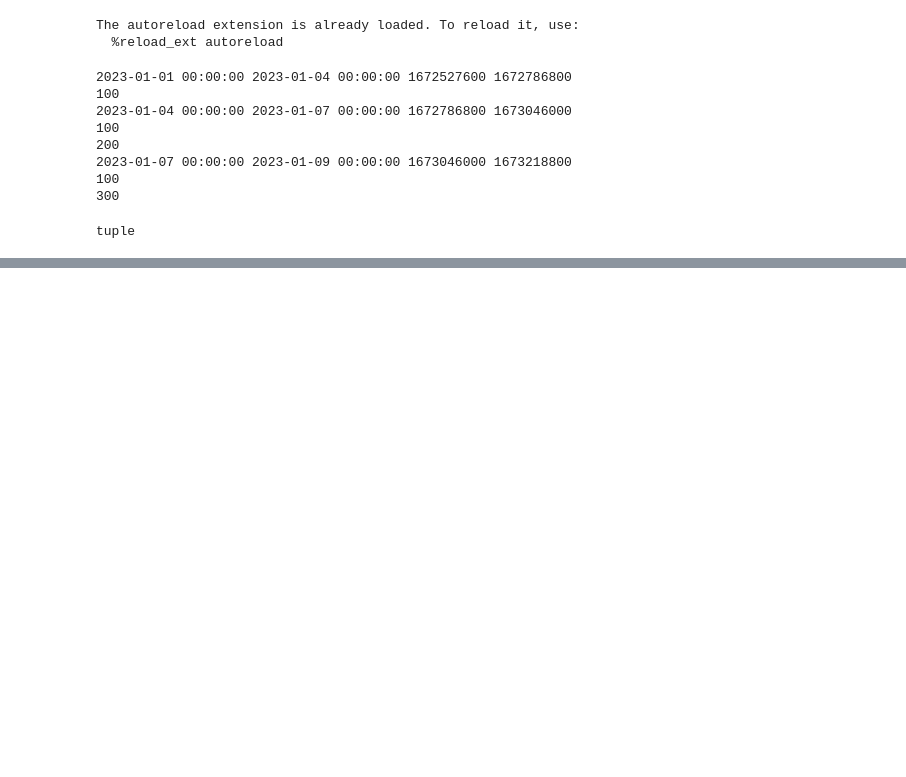
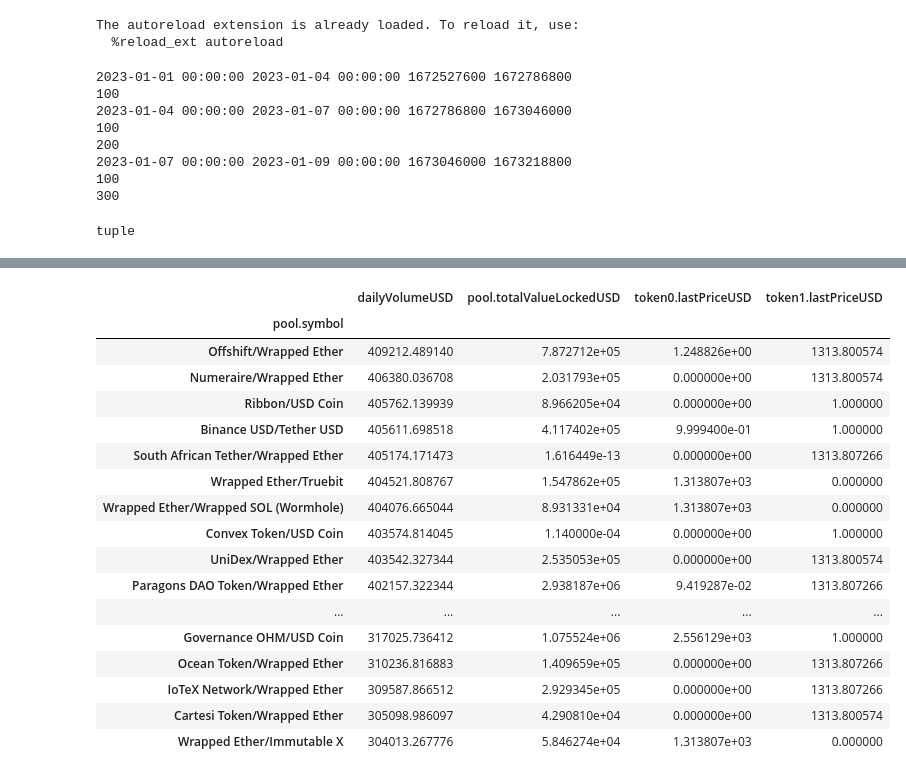
Before and after one commit to juliencarponcy/py0xcluster, a Jupyter notebook: notebooks/gpt_data_fetch.ipynb, the cells around one changed output, grey strips where cells are left out. Drawn from its saved outputs; the diff is of its cells as text; code cells hidden in the pictures; blank space fills up the shorter version.

```diff
--- a/notebooks/gpt_data_fetch.ipynb
+++ b/notebooks/gpt_data_fetch.ipynb
@@ -225,0 +125,21 @@ pools_summary.head(50)
+# %%
+uni3_pools.groupby('pool.symbol').agg('median').sort_values('dailyVolumeUSD', ascending=False).tail(50)
+# %% [output]
+|  | dailyVolumeUSD | pool.totalValueLockedUSD | token0.lastPriceUSD | token1.lastPriceUSD |
+| pool.symbol |  |  |  |  |
+| Offshift/Wrapped Ether | 409212.489140 | 7.872712e+05 | 1.248826e+00 | 1313.800574 |
+| Numeraire/Wrapped Ether | 406380.036708 | 2.031793e+05 | 0.000000e+00 | 1313.800574 |
+| Ribbon/USD Coin | 405762.139939 | 8.966205e+04 | 0.000000e+00 | 1.000000 |
+| Binance USD/Tether USD | 405611.698518 | 4.117402e+05 | 9.999400e-01 | 1.000000 |
+| South African Tether/Wrapped Ether | 405174.171473 | 1.616449e-13 | 0.000000e+00 | 1313.807266 |
+| Wrapped Ether/Truebit | 404521.808767 | 1.547862e+05 | 1.313807e+03 | 0.000000 |
+| Wrapped Ether/Wrapped SOL (Wormhole) | 404076.665044 | 8.931331e+04 | 1.313807e+03 | 0.000000 |
+| Convex Token/USD Coin | 403574.814045 | 1.140000e-04 | 0.000000e+00 | 1.000000 |
+| UniDex/Wrapped Ether | 403542.327344 | 2.535053e+05 | 0.000000e+00 | 1313.800574 |
+| Paragons DAO Token/Wrapped Ether | 402157.322344 | 2.938187e+06 | 9.419287e-02 | 1313.807266 |
+| ... | ... | ... | ... | ... |
+| Governance OHM/USD Coin | 317025.736412 | 1.075524e+06 | 2.556129e+03 | 1.000000 |
+| Ocean Token/Wrapped Ether | 310236.816883 | 1.409659e+05 | 0.000000e+00 | 1313.807266 |
+| IoTeX Network/Wrapped Ether | 309587.866512 | 2.929345e+05 | 0.000000e+00 | 1313.807266 |
+| Cartesi Token/Wrapped Ether | 305098.986097 | 4.290810e+04 | 0.000000e+00 | 1313.800574 |
+| Wrapped Ether/Immutable X | 304013.267776 | 5.846274e+04 | 1.313807e+03 | 0.000000 |
```
Also changed, not shown: parts of 14 cells of this notebook, 1 other file.
